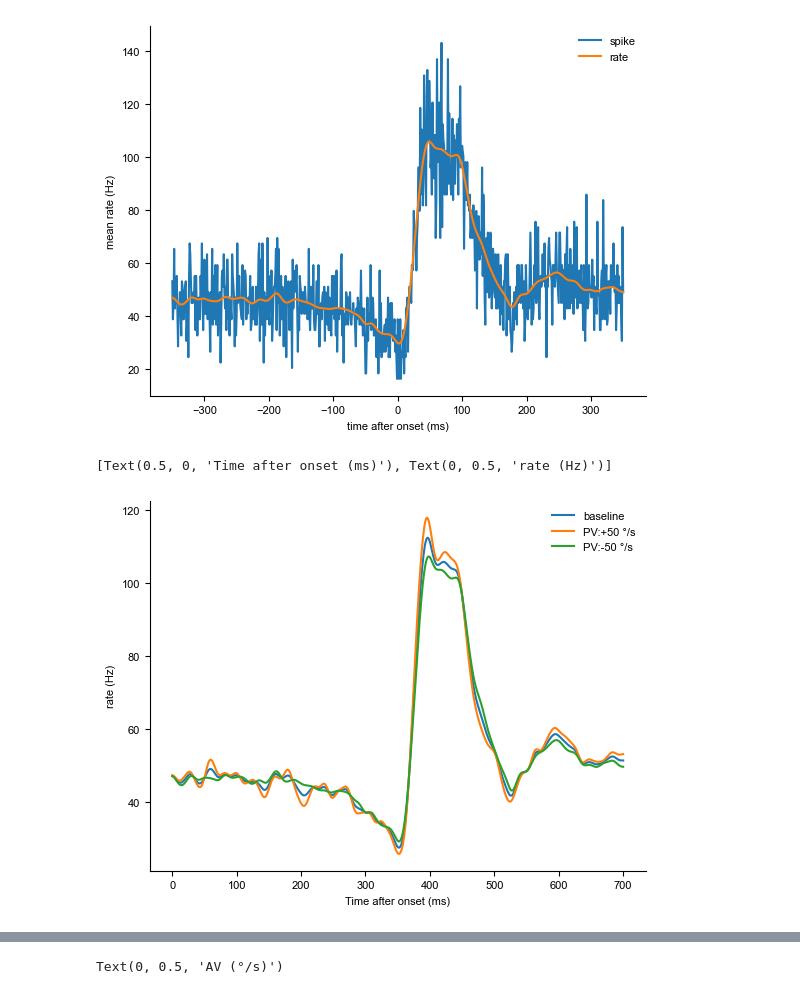
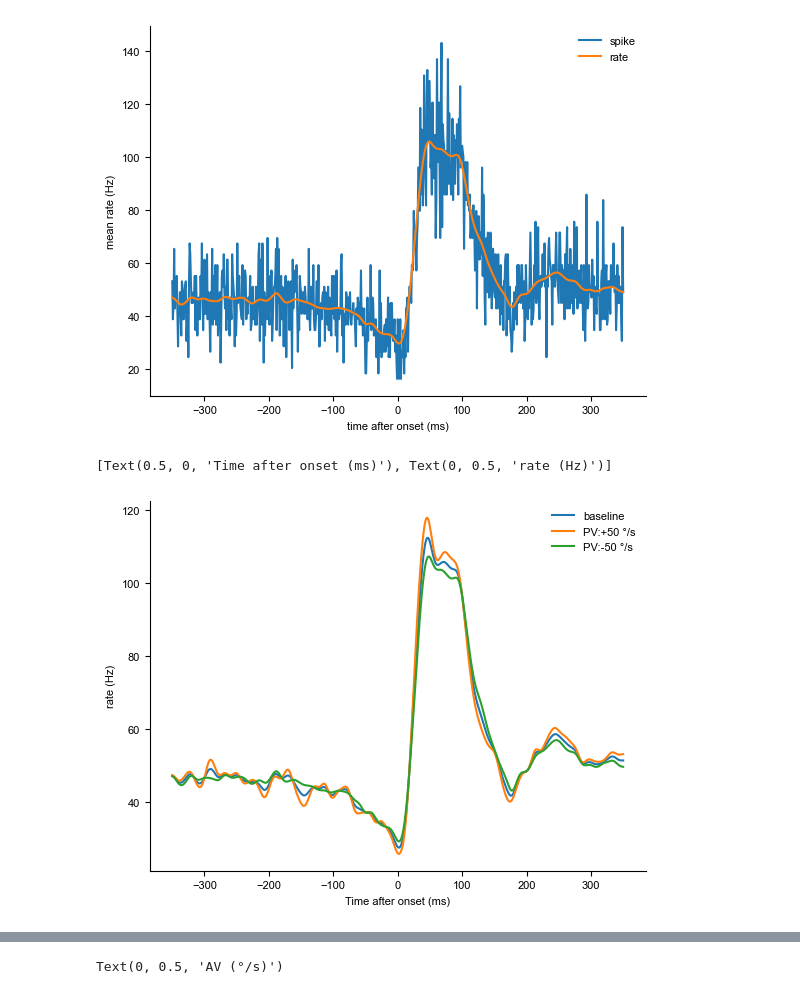
Before and after one commit to julianasdd/cbmanifold, a Jupyter notebook: notebooks/Manifold_analysis_example.ipynb, the cells around one changed output, grey strips where cells are left out. Drawn from its saved outputs; the diff is of its cells as text; code cells hidden in the pictures.

```diff
--- a/notebooks/Manifold_analysis_example.ipynb
+++ b/notebooks/Manifold_analysis_example.ipynb
@@ -158,26 +158,26 @@ lm = cbmanifold.linear_model.generate_linear_model('pc3', rate, params, [pv0],ou
 # %%
 _, ax = plt.subplots()
 
-# Plot baseline (original rate)
-ax.plot(lm.rate, label='baseline')
+# Plot baseline (kinematics-independent rate)
+ax.plot(t, lm.rate, label='baseline')
 
 # Plot +50 °/s change
 params_high = lm.params0.copy()
 params_high[0] += 50  # increase peak velocity by 50
 rate_high = lm.predict(params_high)
-ax.plot(rate_high, label='PV:+50 °/s')
+ax.plot(t, rate_high, label='PV:+50 °/s')
 
 # Plot -50 °/s change
 params_low = lm.params0.copy()
 params_low[0] -= 50  # decrease peak velocity by 50
 rate_low = lm.predict(params_low)
-ax.plot(rate_low, label='PV:-50 °/s')
+ax.plot(t, rate_low, label='PV:-50 °/s')
 
 ax.legend()
 ax.set(xlabel='Time after onset (ms)', ylabel='rate (Hz)')
 # %% [output]
 [Text(0.5, 0, 'Time after onset (ms)'), Text(0, 0.5, 'rate (Hz)')]
-[figure, old version]
+[figure, new version]
 # %%
 # two parameter model --- Now generate the model in a dict type
 params = np.vstack([pv, av]).T  # should be n_trials x 2
```
Also changed, not shown: parts of 6 cells of this notebook, 1 other file.
